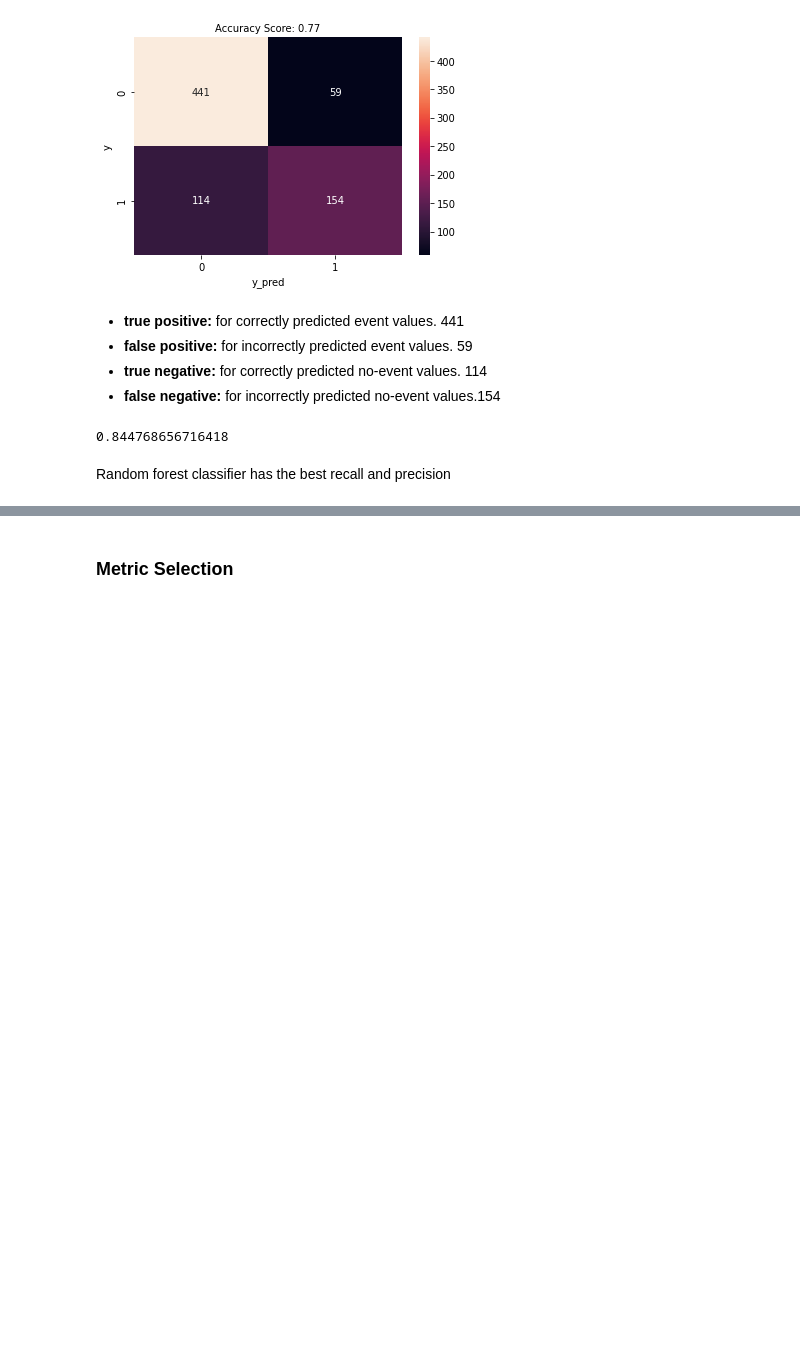
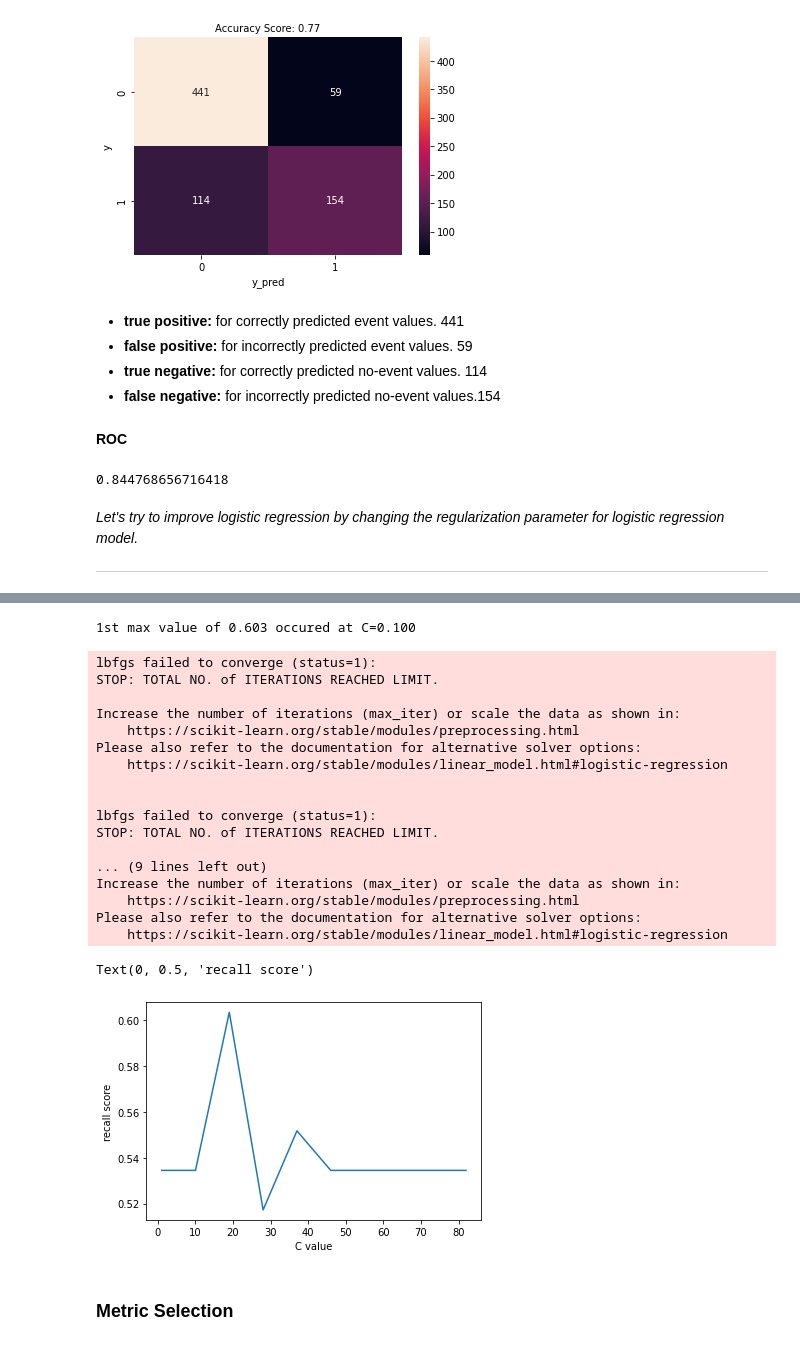
Before and after one commit to princecj65779/602-Logistic-Regression, a Jupyter notebook: 602_Logistic_HW.ipynb, the cells around one changed output, grey strips where cells are left out. Saved outputs shown, nothing was run; the diff lists cells and outputs as text; code cells hidden in the pictures; blank space fills up the shorter version.

```diff
--- a/602_Logistic_HW.ipynb
+++ b/602_Logistic_HW.ipynb
@@ -424,0 +404,4 @@ weighted avg       0.79      0.79      0.79       154
+# %%
+from sklearn.ensemble import RandomForestClassifier
+rf_model = RandomForestClassifier(random_state=42)
+rf_model.fit(X_train,y_train.ravel())
@@ -424,0 +432,15 @@ weighted avg       0.79      0.79      0.79       154
+# %%
+from sklearn.linear_model import LogisticRegression
+
+lr_model=LogisticRegression(C=0.9,random_state=42)
+lr_model.fit(X_train,y_train.ravel())
+lr_predict_test = lr_model.predict(X_test)
+
+# training metrics
+print("Accuracy:{0:.4f}".format(metrics.accuracy_score(y_test,lr_predict_test)))
+print()
+print("Confusion Matrix")
+print(metrics.confusion_matrix(y_test,lr_predict_test))
+print()
+print("Classification Report")
+print(metrics.classification_report(y_test,lr_predict_test))
@@ -483,11 +528,48 @@ plot_confusion_matrix(y, y_pred)
 * **false positive:** for incorrectly predicted event values. 59
 * **true negative:** for correctly predicted no-event values. 114
 * **false negative:** for incorrectly predicted no-event values.154
+# %% [markdown]
+**ROC**
 # %%
 # ROC AUC
 y_prob = log_model.predict_proba(X)[:, 1]
 roc_auc_score(y, y_prob)
 # %% [output]
 0.844768656716418
-# %% [markdown]
-Random forest classifier has the best recall and precision
+# %% [markdown]
+*Let's try to improve logistic regression by changing the regularization parameter for logistic regression model.*
+
+---
+# %%
+start = 1
+end = 90
+inc = 9
+
+C_values, recall_scores = [], []
+
+val = start
+best_recall_score = 0
+while (val < end):
+    C_values.append(val)
+    lr_model_loop = LogisticRegression(C=val, random_state=42)
+    lr_model_loop.fit(X_train, y_train.ravel())
+    lr_predict_loop_test = lr_model_loop.predict(X_test)
+    recall_score = metrics.recall_score(y_test, lr_predict_loop_test)
+    recall_scores.append(recall_score)
+    if (recall_score > best_recall_score):
+        best_recall_score = recall_score
+        best_lr_predict_test = lr_predict_loop_test
+
+    val = val + inc
+
+best_score_val = C_values[recall_scores.index(best_recall_score)]
+print("1st max value of {0:.3f} occured at C={1:.3f}".format(best_recall_score, best_score_C_val))
+
+
+# Let's plot the changes in C-values against recall scores to see how the regularization scores impact the recall score
+
+%matplotlib inline
+plt.plot(C_values, recall_scores, "-")
+plt.xlabel("C value")
+plt.ylabel("recall score")
+# %% [output]
@@ -494,3 +593,23 @@ Random forest classifier has the best recall and precision
+1st max value of 0.603 occured at C=0.100
+lbfgs failed to converge (status=1):
+STOP: TOTAL NO. of ITERATIONS REACHED LIMIT.
+
+Increase the number of iterations (max_iter) or scale the data as shown in:
+    https://scikit-learn.org/stable/modules/preprocessing.html
+Please also refer to the documentation for alternative solver options:
+    https://scikit-learn.org/stable/modules/linear_model.html#logistic-regression
+
+
+lbfgs failed to converge (status=1):
+STOP: TOTAL NO. of ITERATIONS REACHED LIMIT.
+
+... (9 lines left out)
+Increase the number of iterations (max_iter) or scale the data as shown in:
+    https://scikit-learn.org/stable/modules/preprocessing.html
+Please also refer to the documentation for alternative solver options:
+    https://scikit-learn.org/stable/modules/linear_model.html#logistic-regression
+Text(0, 0.5, 'recall score')
+[figure, added]
 # %% [markdown]
 ### **Metric Selection**
 # %% [markdown]
```
Also changed, not shown: parts of 22 cells of this notebook.
